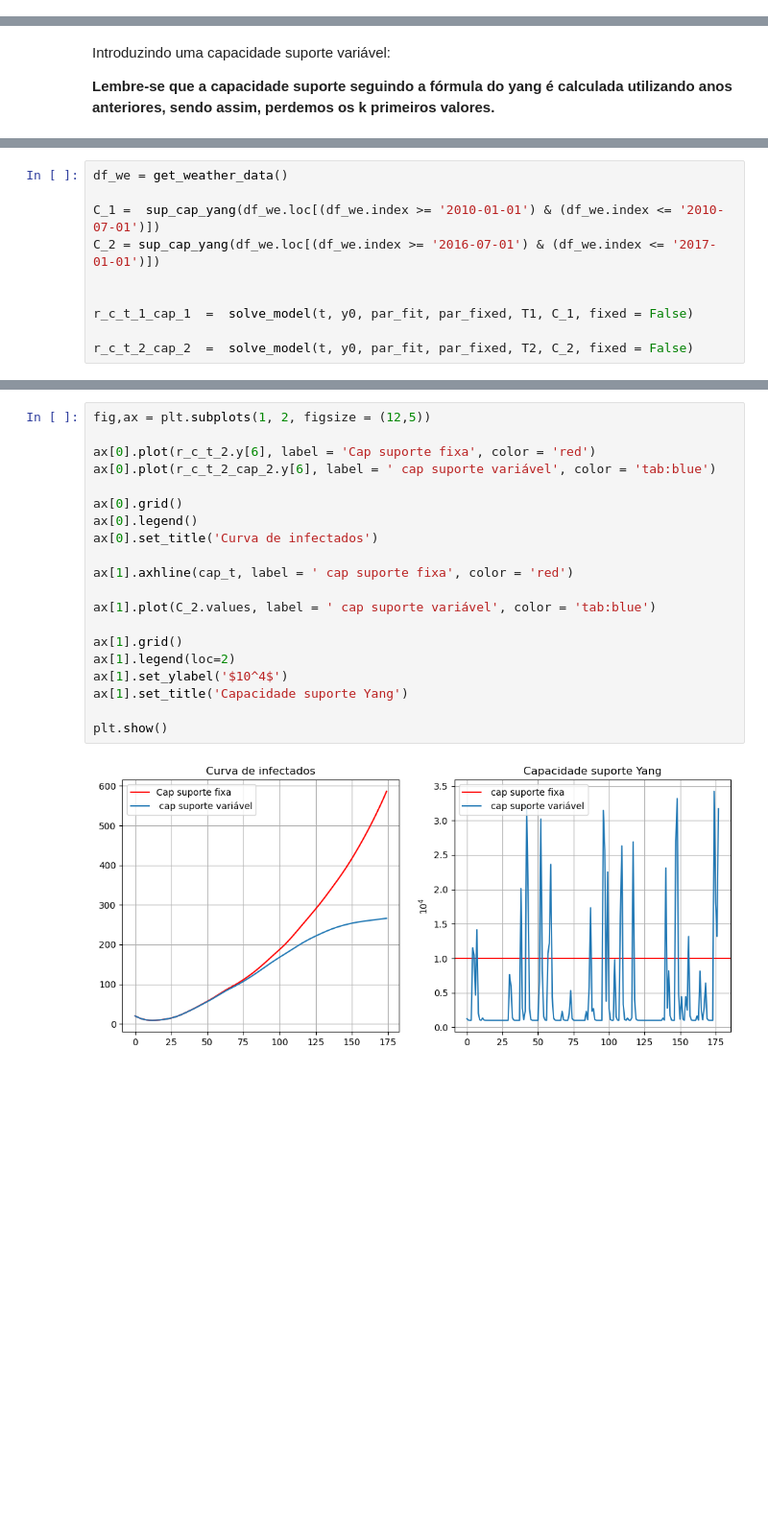
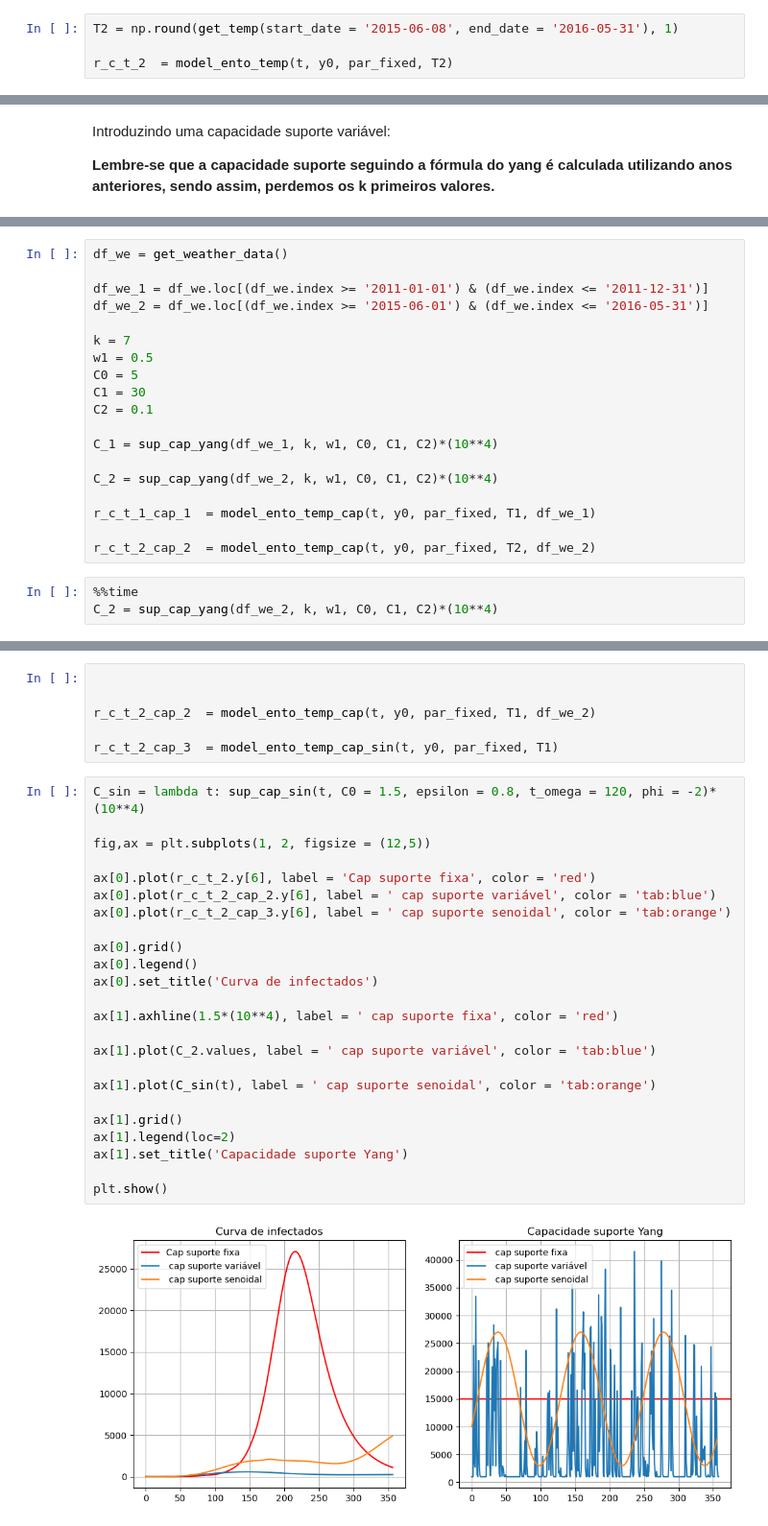
Before and after one commit to eduardocorrearaujo/arbo-fronteiras, a Jupyter notebook: pyarbo/comp_models.ipynb, the cells around one changed output, grey strips where cells are left out. Shown: that part at 96% size. Drawn from its saved outputs; the diff is of its cells as text; blank space fills up the shorter version.

Commit message:
Atualizei a implementação do modelos e refatorei a organização dos códigos

```diff
--- a/pyarbo/comp_models.ipynb
+++ b/pyarbo/comp_models.ipynb
@@ -54,3 +104,7 @@ r_c_t_2  =  solve_model(t, y0, par_fit, par_fixed, T2, cap_t, fixed = False)
+# %%
+T2 = np.round(get_temp(start_date = '2015-06-08', end_date = '2016-05-31'), 1)
+
+r_c_t_2  = model_ento_temp(t, y0, par_fixed, T2)
 # %%
 fig,ax = plt.subplots()
 
@@ -89,10 +195,22 @@ Introduzindo uma capacidade suporte variável:
 # %%
 df_we = get_weather_data()
 
-C_1 =  sup_cap_yang(df_we.loc[(df_we.index >= '2010-01-01') & (df_we.index <= '2010-07-01')])
-C_2 = sup_cap_yang(df_we.loc[(df_we.index >= '2016-07-01') & (df_we.index <= '2017-01-01')])
+df_we_1 = df_we.loc[(df_we.index >= '2011-01-01') & (df_we.index <= '2011-12-31')]
+df_we_2 = df_we.loc[(df_we.index >= '2015-06-01') & (df_we.index <= '2016-05-31')]
 
+k = 7
+w1 = 0.5
+C0 = 5
+C1 = 30
+C2 = 0.1
 
-r_c_t_1_cap_1  =  solve_model(t, y0, par_fit, par_fixed, T1, C_1, fixed = False)
+C_1 = sup_cap_yang(df_we_1, k, w1, C0, C1, C2)*(10**4)
 
-r_c_t_2_cap_2  =  solve_model(t, y0, par_fit, par_fixed, T2, C_2, fixed = False)
+C_2 = sup_cap_yang(df_we_2, k, w1, C0, C1, C2)*(10**4)
+
+r_c_t_1_cap_1  = model_ento_temp_cap(t, y0, par_fixed, T1, df_we_1)
+
+r_c_t_2_cap_2  = model_ento_temp_cap(t, y0, par_fixed, T2, df_we_2)
+# %%
+%%time
+C_2 = sup_cap_yang(df_we_2, k, w1, C0, C1, C2)*(10**4)
@@ -114,22 +243,32 @@ plt.show()
+# %%
+
+
+r_c_t_2_cap_2  = model_ento_temp_cap(t, y0, par_fixed, T1, df_we_2)
+
+r_c_t_2_cap_3  = model_ento_temp_cap_sin(t, y0, par_fixed, T1)
 # %%
+C_sin = lambda t: sup_cap_sin(t, C0 = 1.5, epsilon = 0.8, t_omega = 120, phi = -2)*(10**4)
+
 fig,ax = plt.subplots(1, 2, figsize = (12,5))
 
 ax[0].plot(r_c_t_2.y[6], label = 'Cap suporte fixa', color = 'red')
 ax[0].plot(r_c_t_2_cap_2.y[6], label = ' cap suporte variável', color = 'tab:blue')
+ax[0].plot(r_c_t_2_cap_3.y[6], label = ' cap suporte senoidal', color = 'tab:orange')
 
 ax[0].grid()
 ax[0].legend()
 ax[0].set_title('Curva de infectados')
 
-ax[1].axhline(cap_t, label = ' cap suporte fixa', color = 'red')
+ax[1].axhline(1.5*(10**4), label = ' cap suporte fixa', color = 'red')
 
 ax[1].plot(C_2.values, label = ' cap suporte variável', color = 'tab:blue')
 
+ax[1].plot(C_sin(t), label = ' cap suporte senoidal', color = 'tab:orange')
+
 ax[1].grid()
 ax[1].legend(loc=2)
-ax[1].set_ylabel('$10^4$')
 ax[1].set_title('Capacidade suporte Yang')
 
 plt.show()
 # %% [output]
-[figure, old version]
+[figure, new version]
```
Also changed, not shown: parts of 22 cells of this notebook, 15 other files.
